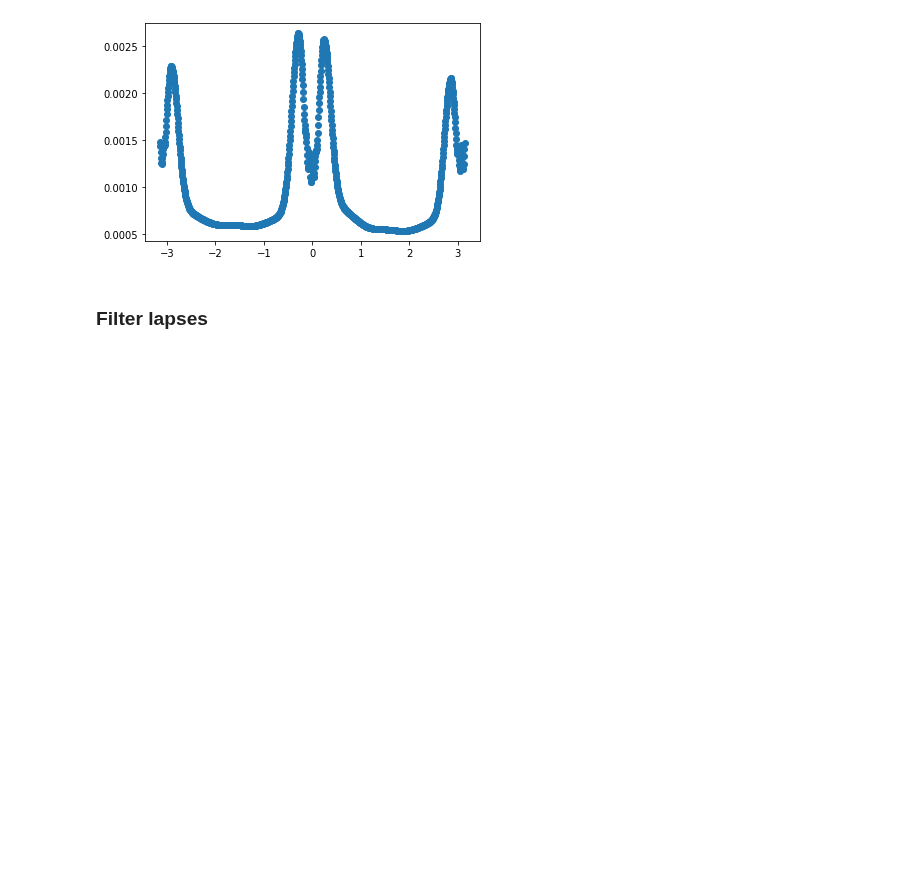
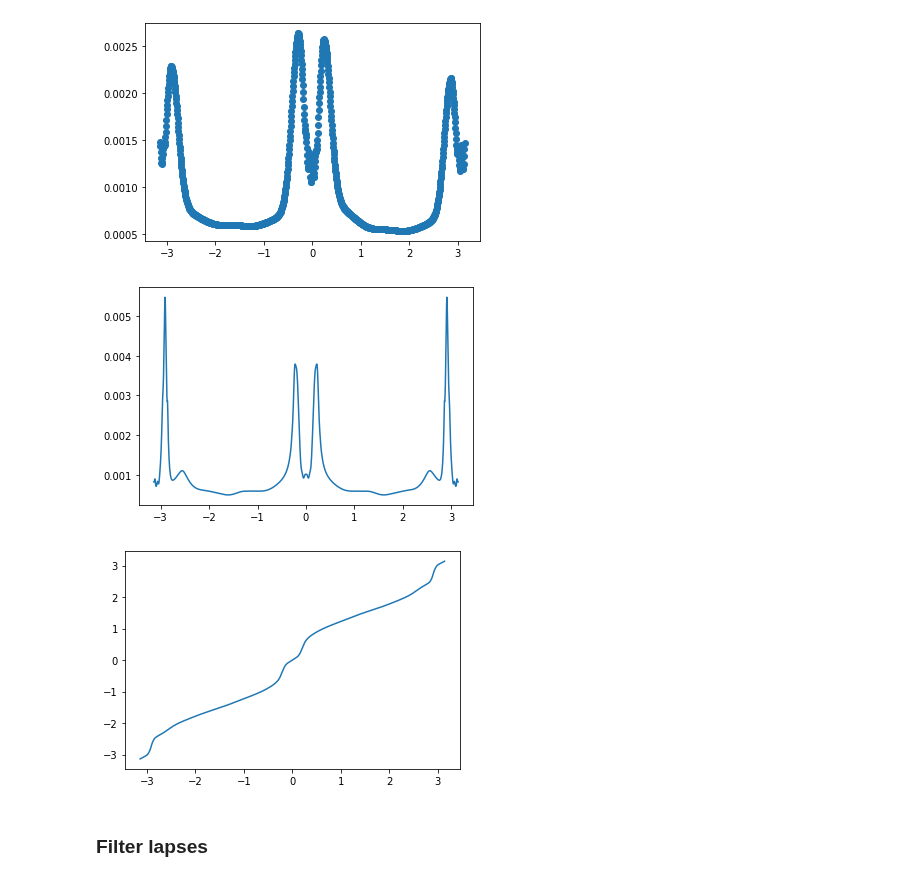
Before and after one commit to ak47na/multisensory_causal_inference, a Jupyter notebook: serial_dependence.ipynb, the cells around one changed output. Cells and saved outputs as stored; diff of their text form; code cells hidden in the pictures; blank space fills up the shorter version.

Commit message:
add support for new internal space map

```diff
--- a/serial_dependence.ipynb
+++ b/serial_dependence.ipynb
@@ -58,6 +59,19 @@ plt.plot(Peter_u_map['grid'], Peter_u_map['pdf'], 'o', label='Peter uniform mode
 # %% [output]
 [<matplotlib.lines.Line2D at 0x...>]
 [figure]
+# %%
+with open("uniform_base_flexible_means_120_final_fits.pkl", "rb") as f:
+    uniform_base_flexible_means_120_final_fits = pickle.load(f)
+umap_flex_means = usu.UnifMap(data=uniform_base_flexible_means_120_final_fits, pdf_key='mean_pdf')
+umap_flex_means.get_cdf_and_inverse_cdf()
+uniform_angles = np.linspace(-np.pi, np.pi, uniform_base_flexible_means_120_final_fits["mean_pdf"].shape[0])
+plt.plot(uniform_angles, uniform_base_flexible_means_120_final_fits["mean_pdf"])
+plt.show()
+plt.plot(uniform_angles, umap_flex_means.angle_space_to_unif_space(uniform_angles))
+plt.show()
+# %% [output]
+[figure, added]
+[figure, added]
 # %% [markdown]
 ### Filter lapses
 # %%
```
Also changed, not shown: parts of 2 cells of this notebook, 2 other files.
